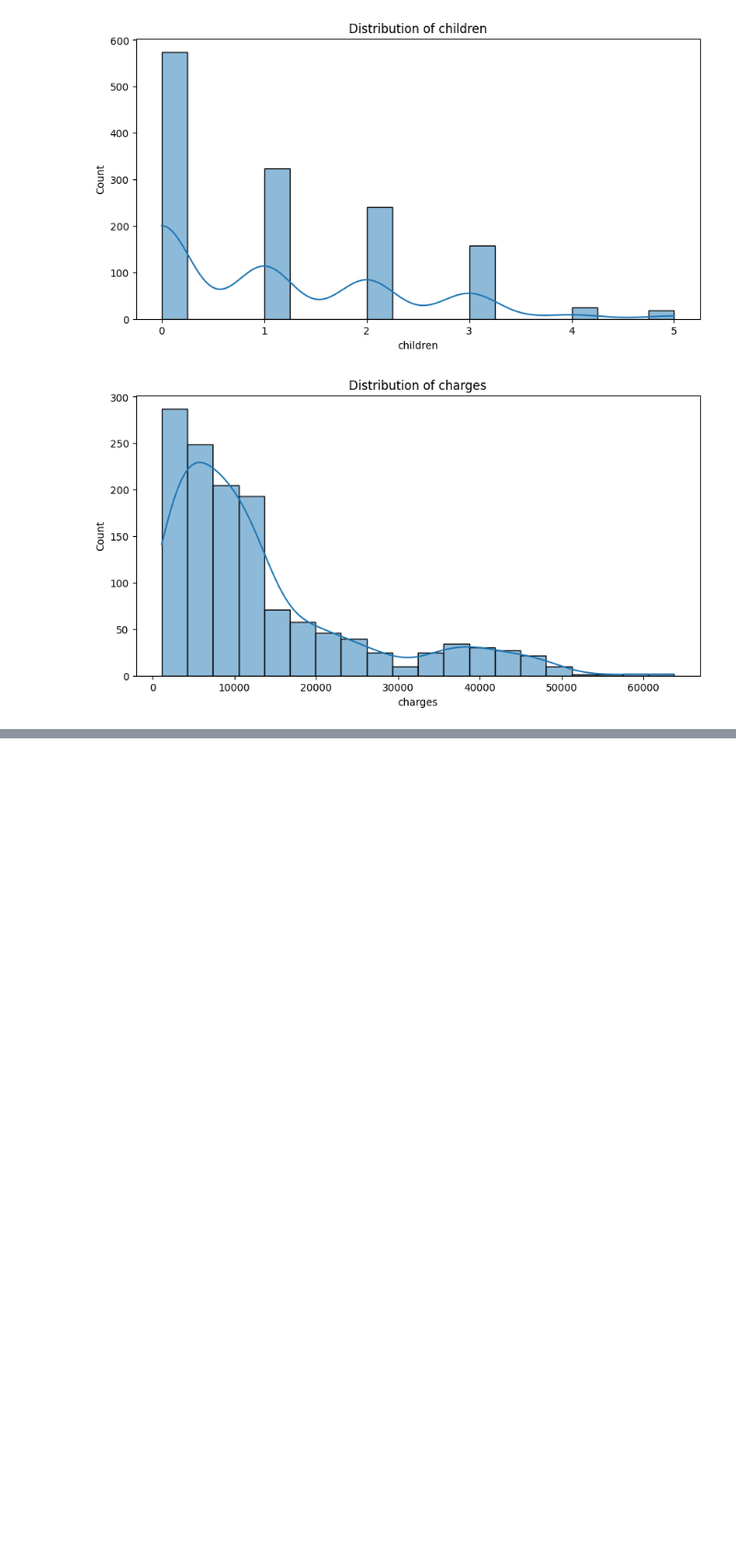
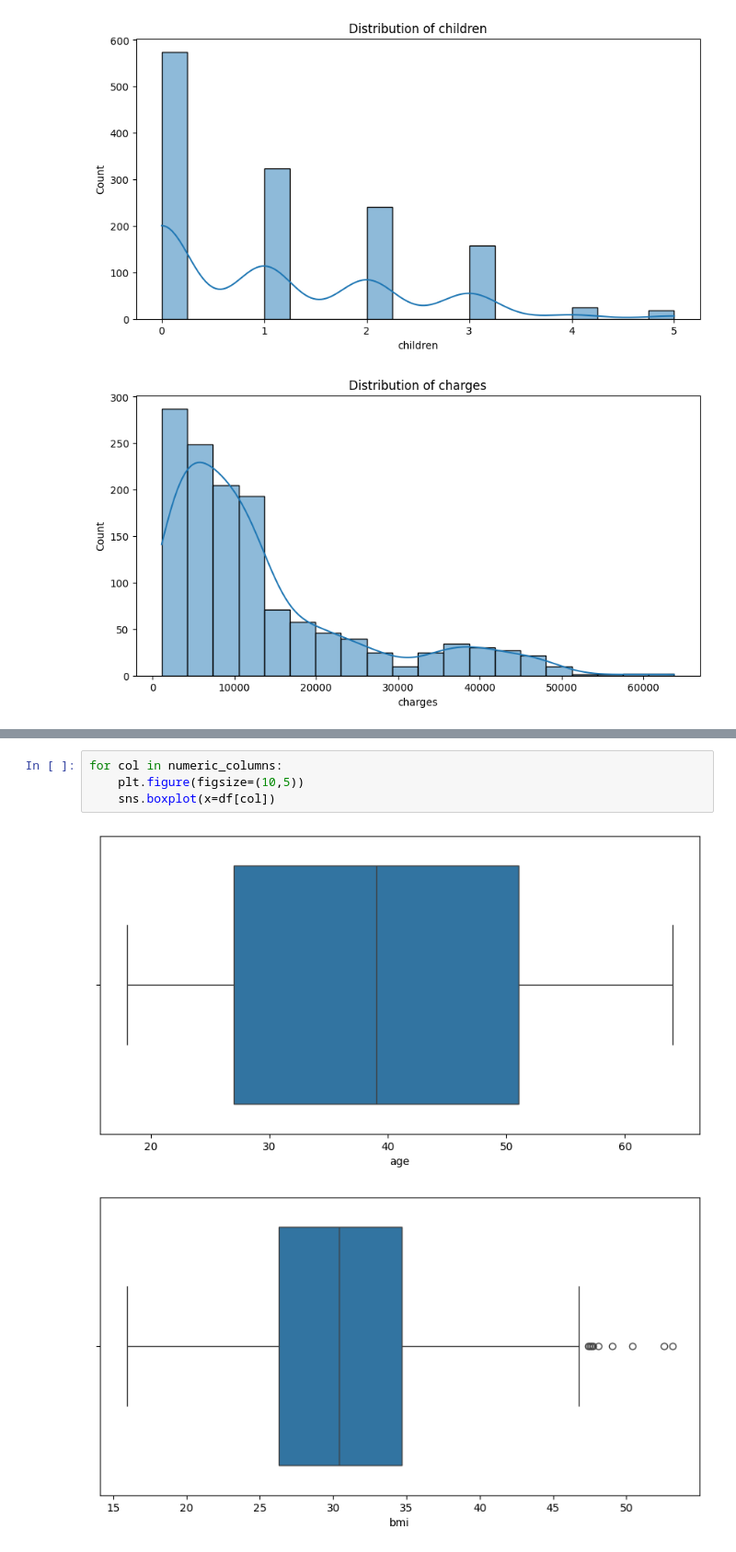
Before and after one commit to nur21horin/machine_learning_part1, a Jupyter notebook: insurance.ipynb, the cells around one changed output, grey strips where cells are left out. Shown at 92% size. Drawn from its saved outputs; the diff is of its cells as text; blank space fills up the shorter version.

```diff
--- a/insurance.ipynb
+++ b/insurance.ipynb
@@ -96,0 +112,7 @@ for col in numeric_columns:
+# %%
+for col in numeric_columns:
+    plt.figure(figsize=(10,5))
+    sns.boxplot(x=df[col])
+# %% [output]
+[figure, added]
+[figure, added]
```
Also changed, not shown: parts of 15 cells of this notebook.
